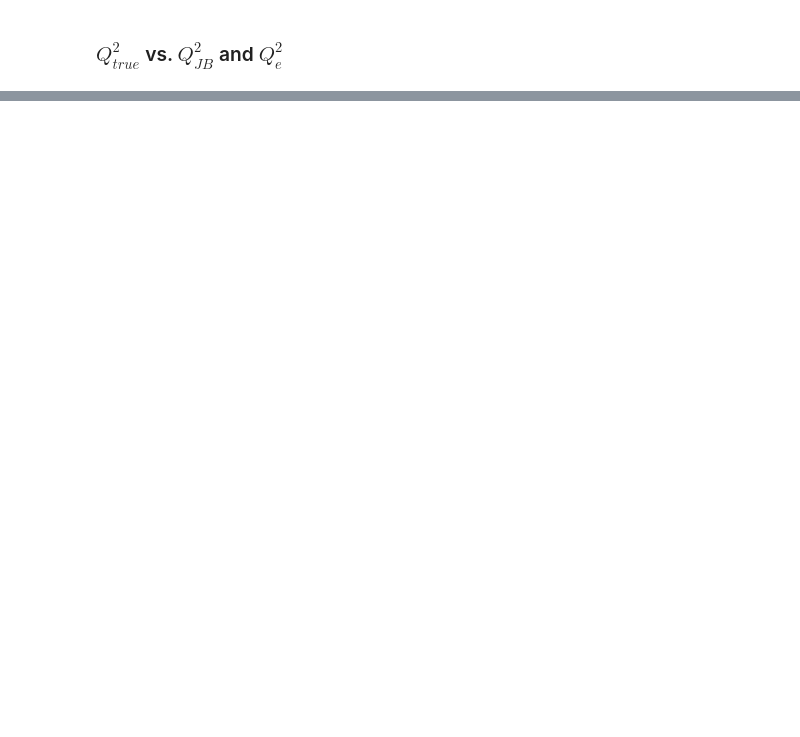
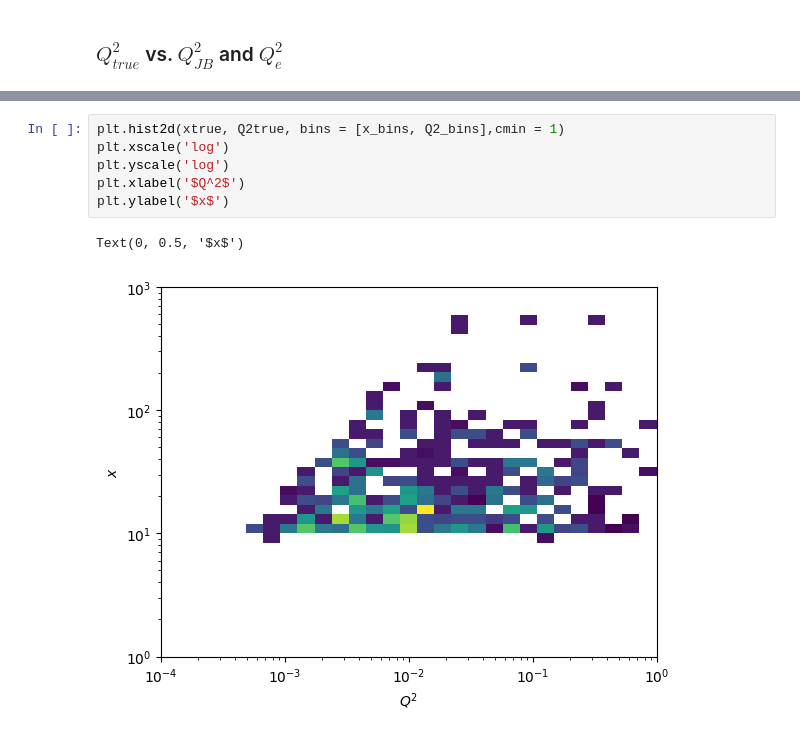
Before and after one commit to holt-rogers/EIC_JLAB_analysis, a Jupyter notebook: tasks/Graphing_xe_vs_xJB(18x275).ipynb, the cells around one changed output, grey strips where cells are left out. Drawn from its saved outputs; the diff is of its cells as text; blank space fills up the shorter version.

```diff
--- a/tasks/Graphing_xe_vs_xJB(18x275).ipynb
+++ b/tasks/Graphing_xe_vs_xJB(18x275).ipynb
@@ -229,0 +230,9 @@ plt.subplots_adjust(left=0.1, bottom=0.3, right=1.3, top=0.9, wspace=0.4, hspace
+# %%
+plt.hist2d(xtrue, Q2true, bins = [x_bins, Q2_bins],cmin = 1)
+plt.xscale('log')
+plt.yscale('log')
+plt.xlabel('$Q^2$')
+plt.ylabel('$x$')
+# %% [output]
+Text(0, 0.5, '$x$')
+[figure, added]
```
Also changed, not shown: parts of 6 cells of this notebook, 3 other files.
